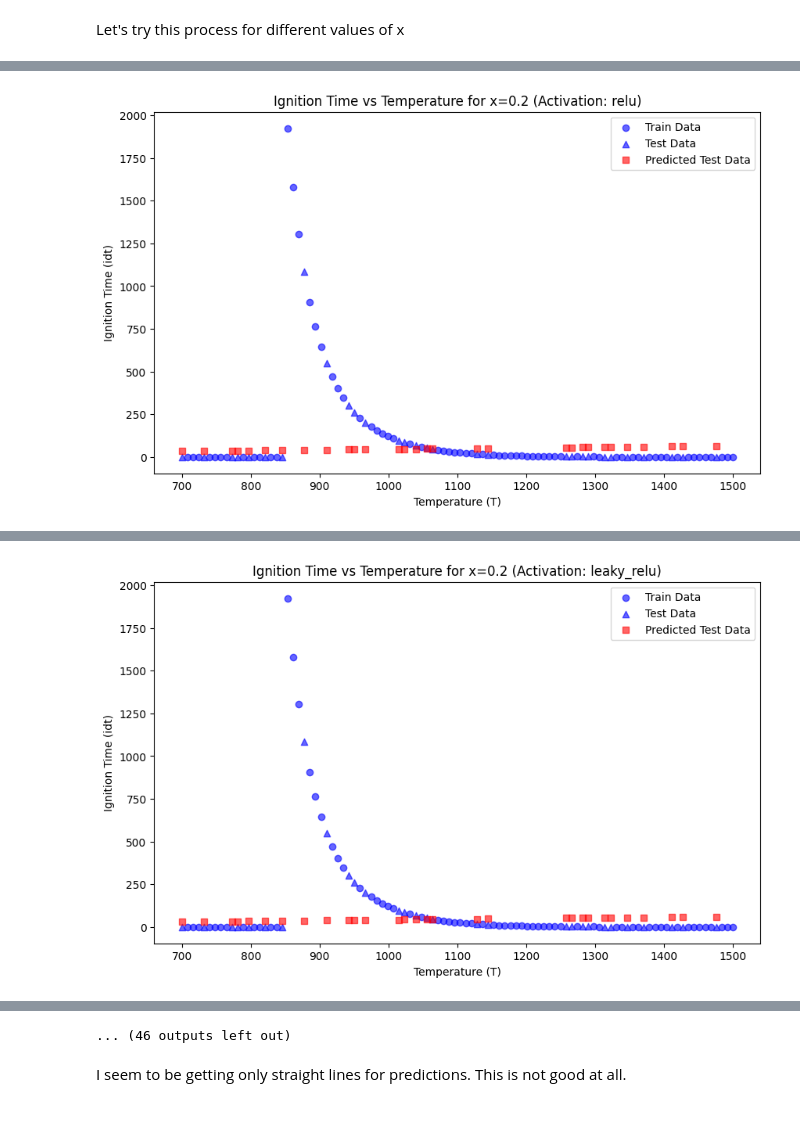
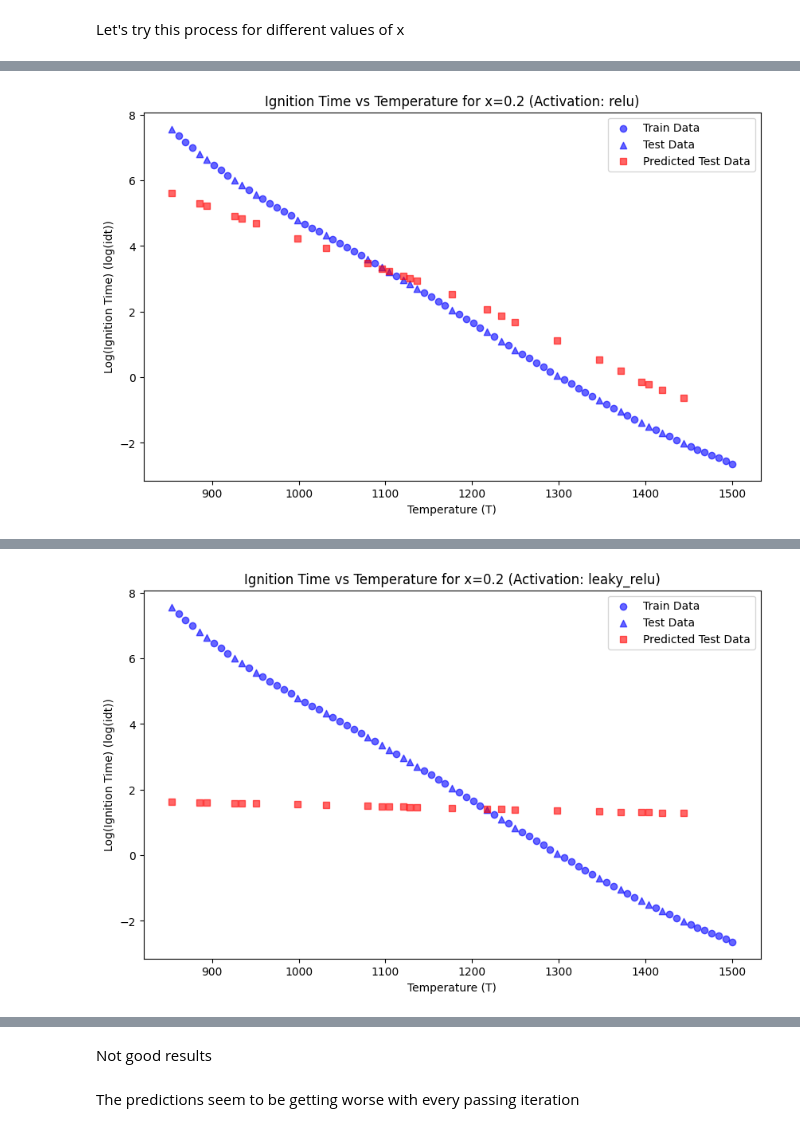
Before and after one commit to rushil1510/BTP, a Jupyter notebook: BTP_code.ipynb, the cells around one changed output, grey strips where cells are left out. Cells and saved outputs as stored; diff of their text form; code cells hidden in the pictures.

Commit message:
Updated results

```diff
--- a/BTP_code.ipynb
+++ b/BTP_code.ipynb
@@ -45,5 +44,9 @@ print(df.head())
 # %%
-df = df.iloc[:, :-3]
+df = df.iloc[:, :-2]
+# %%
+# prompt: remove the last two columns, and the column titled ignition_time from df
+
+df = df.drop(columns=[' Ignition_time'])
 # %% [markdown]
 Cleaning up the data
 # %%
@@ -69,6 +72,10 @@ Data preprocessing
 # %%
 import numpy as np
 df['phi'] = df['phi'].replace(np.nan, 0.5)
+# %%
+# prompt: drop the rows where df['time']=0
+
+df = df[df['idt'] != 0].reset_index(drop=True)
 # %%
 import tensorflow as tf
 from tensorflow.keras.models import Sequential
@@ -314,36 +185,55 @@ import pandas as pd
 from sklearn.model_selection import train_test_split
 import tensorflow as tf
 from tensorflow.keras.models import Sequential
-from tensorflow.keras.layers import Dense
+from tensorflow.keras.layers import Dense, BatchNormalization, Dropout
+from tensorflow.keras.optimizers import Adam
+from tensorflow.keras.callbacks import ReduceLROnPlateau, EarlyStopping
 import matplotlib.pyplot as plt
+
+# Enable mixed precision for faster computation on compatible hardware
+tf.keras.mixed_precision.set_global_policy('mixed_float16')
 
 # Define the function to isolate specific x values and process the model training, testing, and visualization
 def process_for_x_value(df, x_value, activation):
-    # Step 1: Filter the data where x equals the specified value
+    # Step 1: Filter the data where x != x_value and select 70% of data where x == x_value
+    df_not_x_value = df[df['x'] != x_value]
     df_x_value = df[df['x'] == x_value]
-
-    # Split 70% of data with x = x_value into training and 30% into testing
     train_x, test_x = train_test_split(df_x_value, test_size=0.3, random_state=42)
 
-    # Combine training data for x=x_value with the rest of the dataset where x != x_value
-    train_df = pd.concat([df[df['x'] != x_value], train_x])
+    # Combine all data where x != x_value with 70% of data where x = x_value
+    train_df = pd.concat([df_not_x_value, train_x])
     test_df = test_x
 
-    # Separate features and target
+    # Remove entries where `idt` is zero in both train and test sets and apply log transformation
+    train_df = train_df[train_df['idt'] > 0]
+    test_df = test_df[test_df['idt'] > 0]
+
+    # Separate features and target, applying log transformation to `idt`
     X_train = train_df.drop(columns=['idt']).values
-    y_train = train_df['idt'].values
+    y_train = np.log(train_df['idt'].values)
     X_test = test_df.drop(columns=['idt']).values
-    y_test = test_df['idt'].values
+    y_test = np.log(test_df['idt'].values)
 
-    # Step 2: Define and train the model
+    # Step 2: Define the model with batch normalization and dropout for regularization
     model_tf = Sequential([
         Dense(16, input_shape=(6,), activation=activation),
+        BatchNormalization(),
+        Dropout(0.2),
         Dense(8, activation=activation),
+        BatchNormalization(),
+        Dropout(0.2),
         Dense(1)  # Output layer
     ])
 
-    model_tf.compile(optimizer='adam', loss='mse')
-    model_tf.fit(X_train, y_train, epochs=100, batch_size=32, validation_split=0.1, verbose=0)
+    # Compile the model with Adam optimizer and weight decay
+    model_tf.compile(optimizer=Adam(learning_rate=0.001, weight_decay=1e-5), loss='mse')
+
+    # Callbacks for learning rate scheduling and early stopping
+    lr_scheduler = ReduceLROnPlateau(monitor='val_loss', factor=0.5, patience=5, min_lr=1e-6, verbose=1)
+    early_stopping = EarlyStopping(monitor='val_loss', patience=10, restore_best_weights=True, verbose=1)
+
+    # Train the model with a larger batch size for better performance
+    model_tf.fit(X_train, y_train, epochs=100, batch_size=64, validation_split=0.1, verbose=0, callbacks=[lr_scheduler, early_stopping])
 
     # Predict `idt` values for the test set
     test_predictions = model_tf.predict(X_test).flatten()
@@ -367,8 +257,8 @@ def process_for_x_value(df, x_value, activation):
     print(comparison_df)
 
     # Step 3: Plot the results
-    T_train = train_x['T'].values
-    idt_train = train_x['idt'].values
+    T_train = train_x[train_x['idt'] > 0]['T'].values  # Filter non-zero `idt` values in training data for plotting
+    idt_train = np.log(train_x[train_x['idt'] > 0]['idt'].values)
     T_test = test_df['T'].values
     idt_test = y_test
 
@@ -378,7 +268,7 @@ def process_for_x_value(df, x_value, activation):
     plt.scatter(T_test, test_predictions, color='red', marker='s', label='Predicted Test Data', alpha=0.6)
 
     plt.xlabel('Temperature (T)')
-    plt.ylabel('Ignition Time (idt)')
+    plt.ylabel('Log(Ignition Time) (log(idt))')
     plt.title(f'Ignition Time vs Temperature for x={x_value} (Activation: {activation})')
     plt.legend()
     plt.show()
@@ -390,5 +280,5 @@ activation_functions = ['relu', 'leaky_relu', 'elu', 'selu', 'softplus', 'swish'
 # Example of running the process for each specified x value with a chosen activation
 for x_value in x_values_to_process:
     for activation in activation_functions:
-        process_for_x_value(df, x_value, activation)  # Change 'elu' to try different activation functions
+        process_for_x_value(df, x_value, activation)
 # %% [output]
@@ -412 +302 @@ Results for x=0.2 with activation=relu:
-[figure, old version]
+[figure, new version]
@@ -413,0 +320 @@ WARNING:tensorflow:5 out of the last 7 calls to <function TensorFlowTrainer.make
+[figure, new version]
@@ -431 +337,0 @@ Results for x=0.2 with activation=leaky_relu:
-[figure, old version]
@@ -487,3 +394,4 @@ Results for x=0.2 with activation=softplus:
-... (46 outputs left out)
-# %% [markdown]
-I seem to be getting only straight lines for predictions. This is not good at all.
+# %% [markdown]
+Not good results
+# %% [markdown]
+The predictions seem to be getting worse with every passing iteration
```
Also changed, not shown: parts of 10 cells of this notebook.
